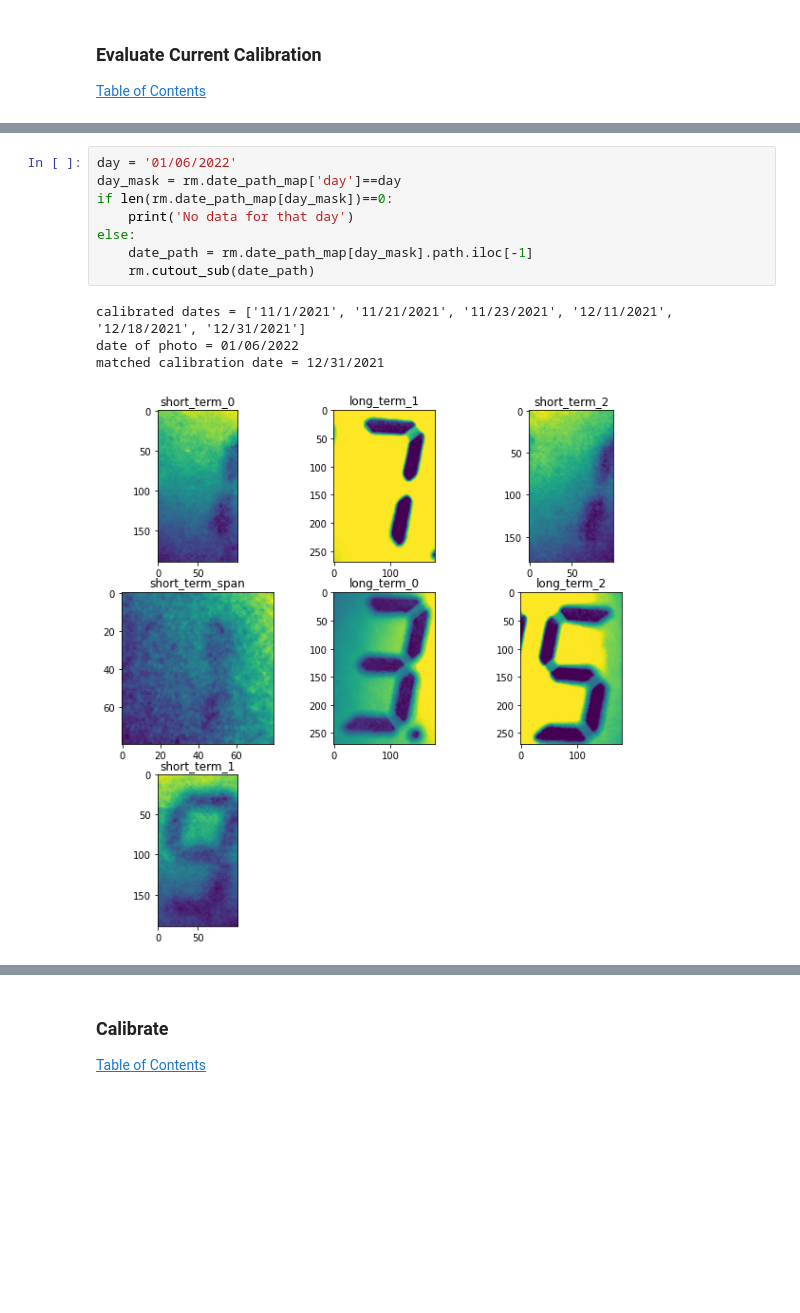
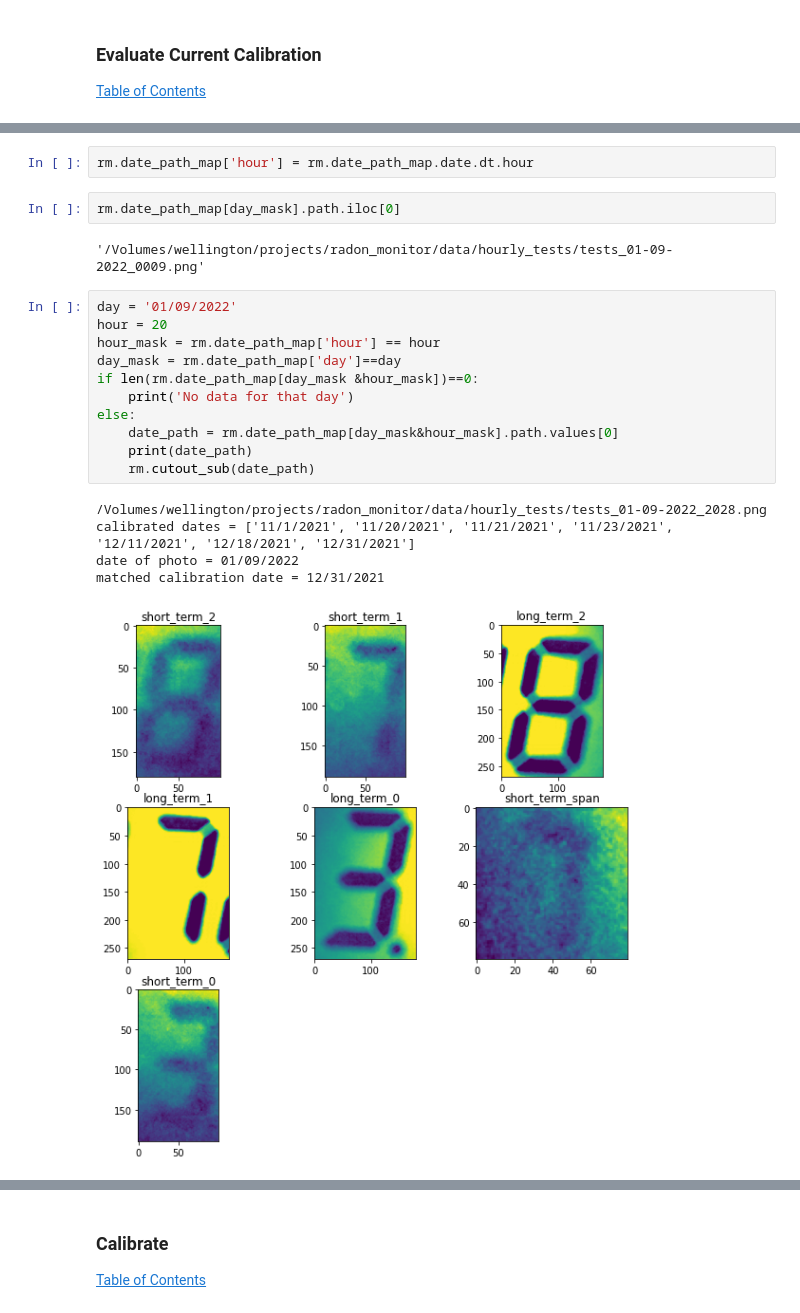
Before and after one commit to stvnchnsn/radon_monitor, a Jupyter notebook: calibrator.ipynb, the cells around one changed output, grey strips where cells are left out. Drawn from its saved outputs; the diff is of its cells as text; blank space fills up the shorter version.

```diff
--- a/calibrator.ipynb
+++ b/calibrator.ipynb
@@ -36,13 +52,23 @@ Calibration dates =  ['11/1/2021', '11/21/2021', '11/23/2021', '12/11/2021', '12
+# %%
+rm.date_path_map['hour'] = rm.date_path_map.date.dt.hour
+# %%
+rm.date_path_map[day_mask].path.iloc[0]
+# %% [output]
+'/Volumes/wellington/projects/radon_monitor/data/hourly_tests/tests_01-09-2022_0009.png'
 # %%
-day = '01/06/2022'
+day = '01/09/2022'
+hour = 20
+hour_mask = rm.date_path_map['hour'] == hour
 day_mask = rm.date_path_map['day']==day
-if len(rm.date_path_map[day_mask])==0:
+if len(rm.date_path_map[day_mask &hour_mask])==0:
     print('No data for that day')
 else:
-    date_path = rm.date_path_map[day_mask].path.iloc[-1]
+    date_path = rm.date_path_map[day_mask&hour_mask].path.values[0]
+    print(date_path)
     rm.cutout_sub(date_path)
 # %% [output]
-calibrated dates = ['11/1/2021', '11/21/2021', '11/23/2021', '12/11/2021', '12/18/2021', '12/31/2021']
-date of photo = 01/06/2022
+/Volumes/wellington/projects/radon_monitor/data/hourly_tests/tests_01-09-2022_2028.png
+calibrated dates = ['11/1/2021', '11/20/2021', '11/21/2021', '11/23/2021', '12/11/2021', '12/18/2021', '12/31/2021']
+date of photo = 01/09/2022
 matched calibration date = 12/31/2021
-[figure, old version]
+[figure, new version]
```
Also changed, not shown: parts of 6 cells of this notebook, 5 other files.
